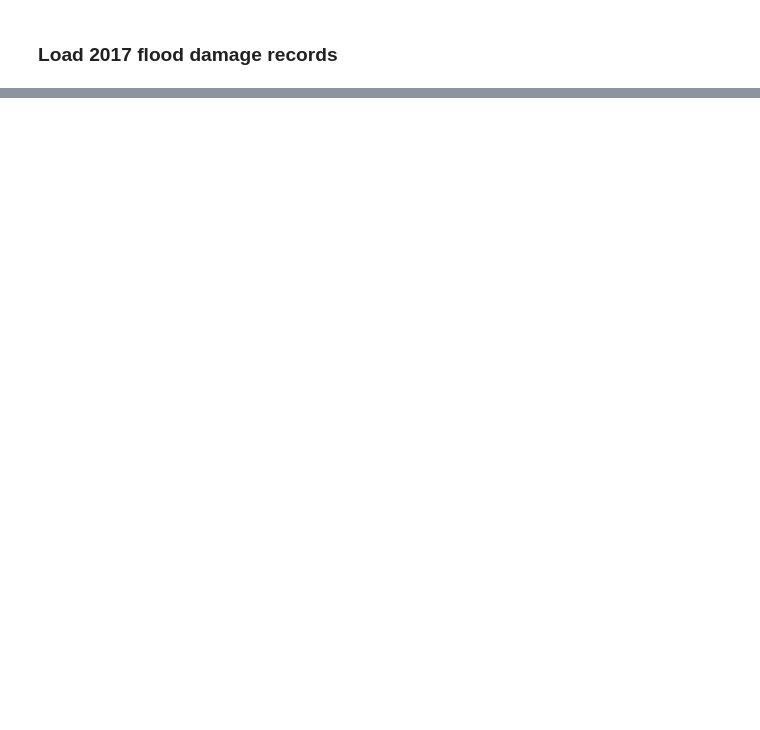
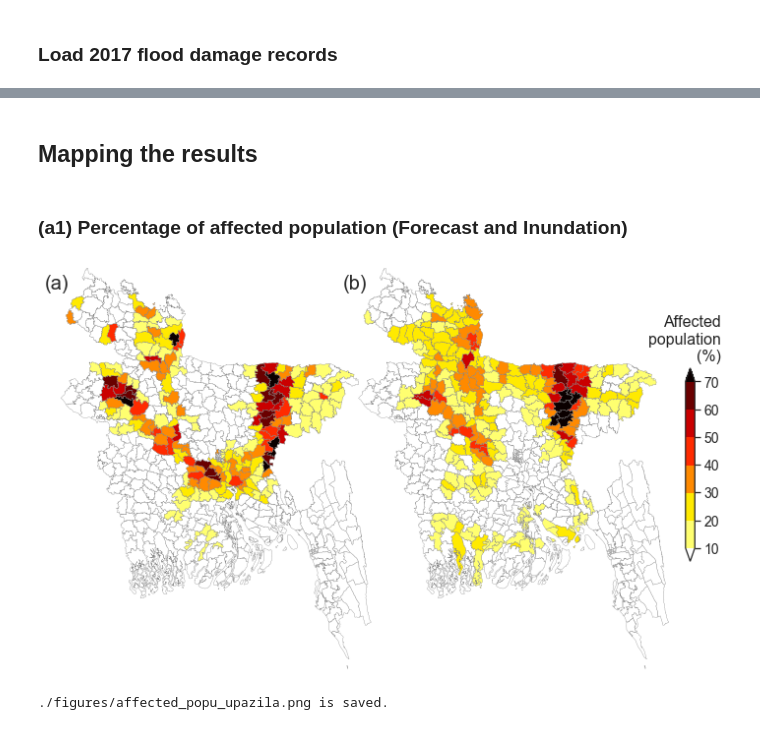
Before and after one commit to gnodnooh/VulnRiskImpact-BGD, a Jupyter notebook: FVI_Assessment2.ipynb, the cells around one changed output, grey strips where cells are left out. Drawn from its saved outputs; the diff is of its cells as text; code cells hidden in the pictures; blank space fills up the shorter version.

```diff
--- a/FVI_Assessment2.ipynb
+++ b/FVI_Assessment2.ipynb
@@ -341,0 +241,52 @@ temp
+# %% [markdown]
+## Mapping the results
+# %% [markdown]
+### (a1) Percentage of affected population (Forecast and Inundation)
+# %%
+# Colormap
+bounds = list(np.arange(0.1,0.71,0.1))
+boundaries = [0]+bounds+[1]
+cmap, norm, vmin, vmax, ticks, boundaries = fhv.cbarpam(bounds, 'hot_r', labloc='on',boundaries=boundaries, extension='both')
+
+# Plotting
+sns.set_style("white", {'axes.linewidth': 1, 'grid.color': 'black'})
+fignumb = ['(a)', '(b)']
+figlabel = 'Affected\npopulation\n(%)'
+fig, axes = plt.subplots(nrows=1,ncols=2,figsize=(8,5), facecolor='w')
+for (i, el) in enumerate(['POPFCSTR','POPINUNR']):
+    ax = axes.flatten('F')[i]
+    ax.set_axis_off()
+    ax.set_aspect('equal')
+    ax.axis(lims)
+    mapdata3.plot(ax=ax, column=el,cmap=cmap, norm=norm, vmin=vmin, vmax=vmax,
+                  linewidth=0.3, edgecolor='grey')
+    ax.annotate(fignumb[i], xy=(-0.01, 0.96), xycoords='axes fraction',
+                horizontalalignment='center', verticalalignment='center',
+                fontname='arial',fontsize=20)
+plt.tight_layout(pad=-2)
+# Colorbar
+cax = inset_axes(ax, width="5%", height="40%",
+                 loc='lower left',
+                 bbox_to_anchor=(1.05, 0.27, 0.6, 1.2),
+                 bbox_transform=ax.transAxes,borderpad=0)
+cbar = mpl.colorbar.ColorbarBase(cax, cmap=cmap, norm=norm,
+                                 boundaries=boundaries,
+                                 extend='both',
+                                 extendfrac=0.08,
+                                 ticks = ticks,
+                                 spacing='uniform',
+                                 orientation='vertical')
+cbar.ax.set_yticklabels(['%.f'%lb for lb in np.array(bounds)*100],
+                        fontname='arial', fontsize=14)
+cbar.ax.annotate(figlabel, xy=(3.8, 1.15), xycoords='axes fraction',
+                horizontalalignment='right', verticalalignment='center',
+                fontname='arial',fontsize=16)
+plt.show()
+
+# Save a figure
+if True:
+    fn_save = './figures/affected_popu_upazila.png'
+    fig.savefig(fn_save, bbox_inches='tight'); print('%s is saved.' % fn_save)
+# %% [output]
+[figure, added]
+./figures/affected_popu_upazila.png is saved.
```
Also changed, not shown: parts of 18 cells of this notebook, 5 other files.
